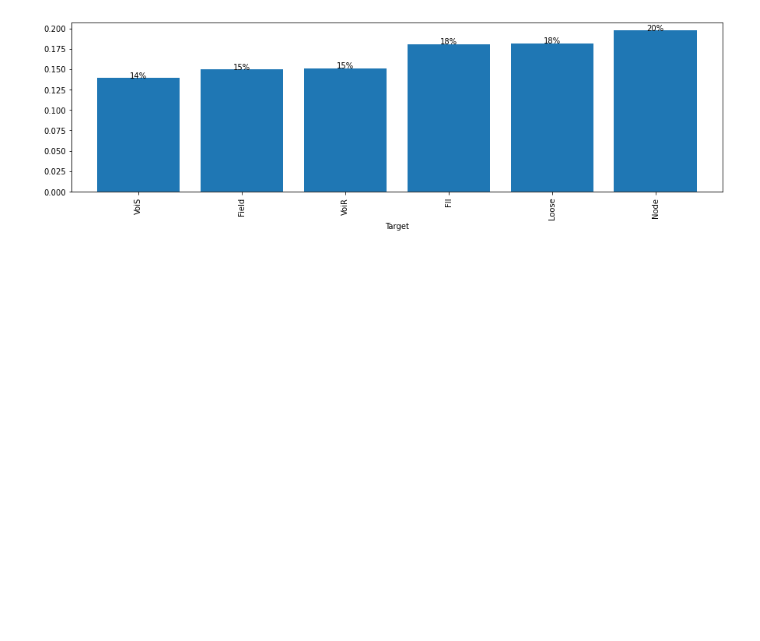
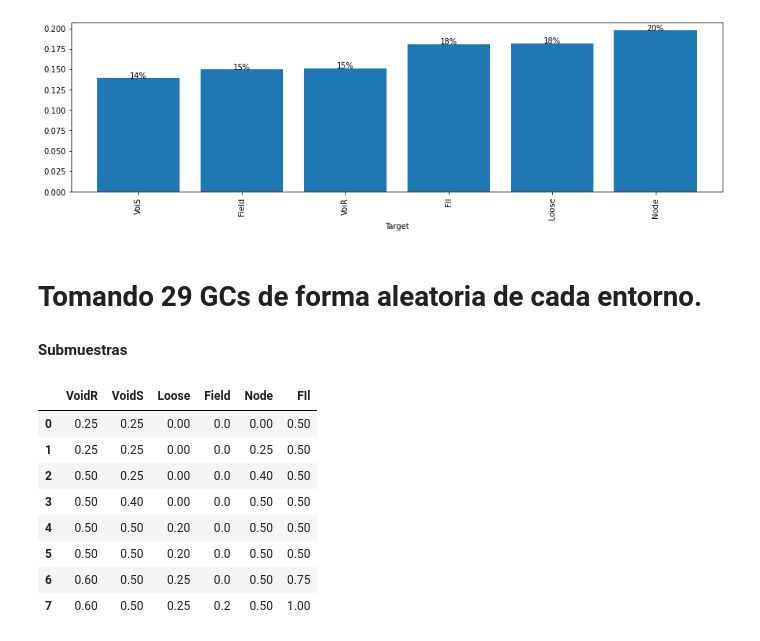
Before and after one commit to antotaverna/cg_environments, a Jupyter notebook: plots/Frgx_GC.ipynb, the cells around one changed output. Saved outputs shown, nothing was run; the diff lists cells and outputs as text; code cells hidden in the pictures; blank space fills up the shorter version.

```diff
--- a/plots/Frgx_GC.ipynb
+++ b/plots/Frgx_GC.ipynb
@@ -300,3 +304,7 @@ for p in ax.patches:
 plt.savefig('bar.eps',format='eps')
 # %% [output]
 [figure]
+# %% [markdown]
+# Tomando 29 GCs de forma aleatoria de cada entorno.
+# %% [markdown]
+**Submuestras**
@@ -302,0 +365,12 @@ plt.savefig('bar.eps',format='eps')
+# %%
+df_frac
+# %% [output]
+|  | VoidR | VoidS | Loose | Field | Node | FIl |
+| 0 | 0.25 | 0.25 | 0.00 | 0.0 | 0.00 | 0.50 |
+| 1 | 0.25 | 0.25 | 0.00 | 0.0 | 0.25 | 0.50 |
+| 2 | 0.50 | 0.25 | 0.00 | 0.0 | 0.40 | 0.50 |
+| 3 | 0.50 | 0.40 | 0.00 | 0.0 | 0.50 | 0.50 |
+| 4 | 0.50 | 0.50 | 0.20 | 0.0 | 0.50 | 0.50 |
+| 5 | 0.50 | 0.50 | 0.20 | 0.0 | 0.50 | 0.50 |
+| 6 | 0.60 | 0.50 | 0.25 | 0.0 | 0.50 | 0.75 |
+| 7 | 0.60 | 0.50 | 0.25 | 0.2 | 0.50 | 1.00 |
```
Also changed, not shown: parts of 13 cells of this notebook, 5 other files.
